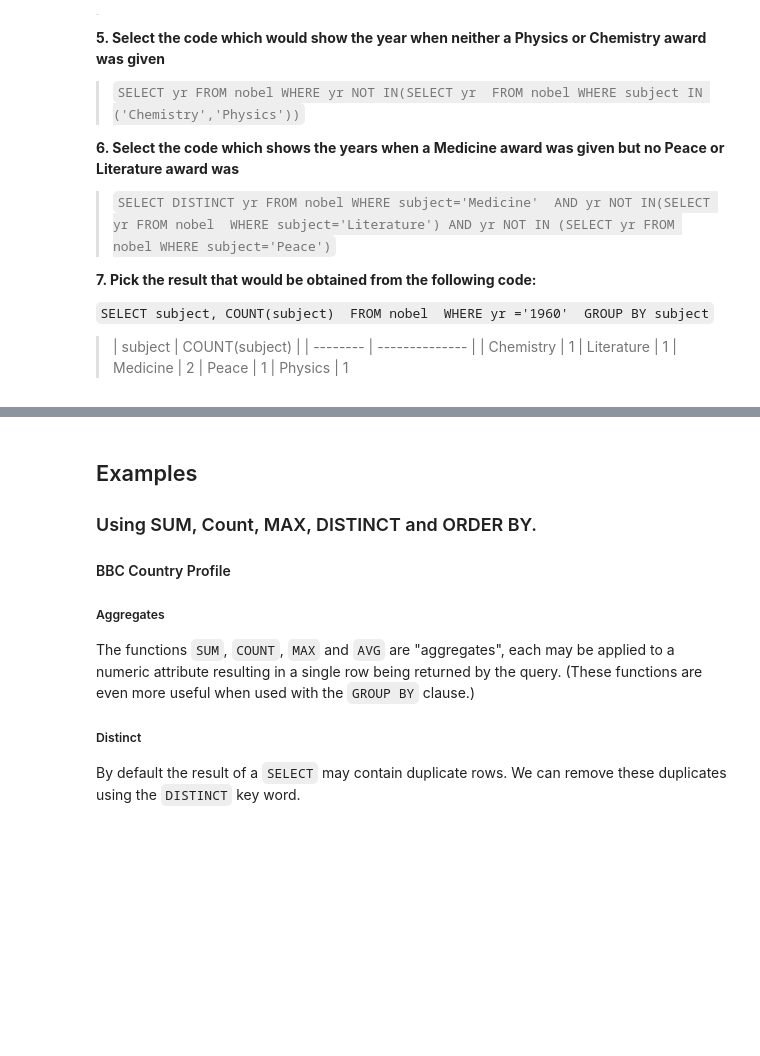
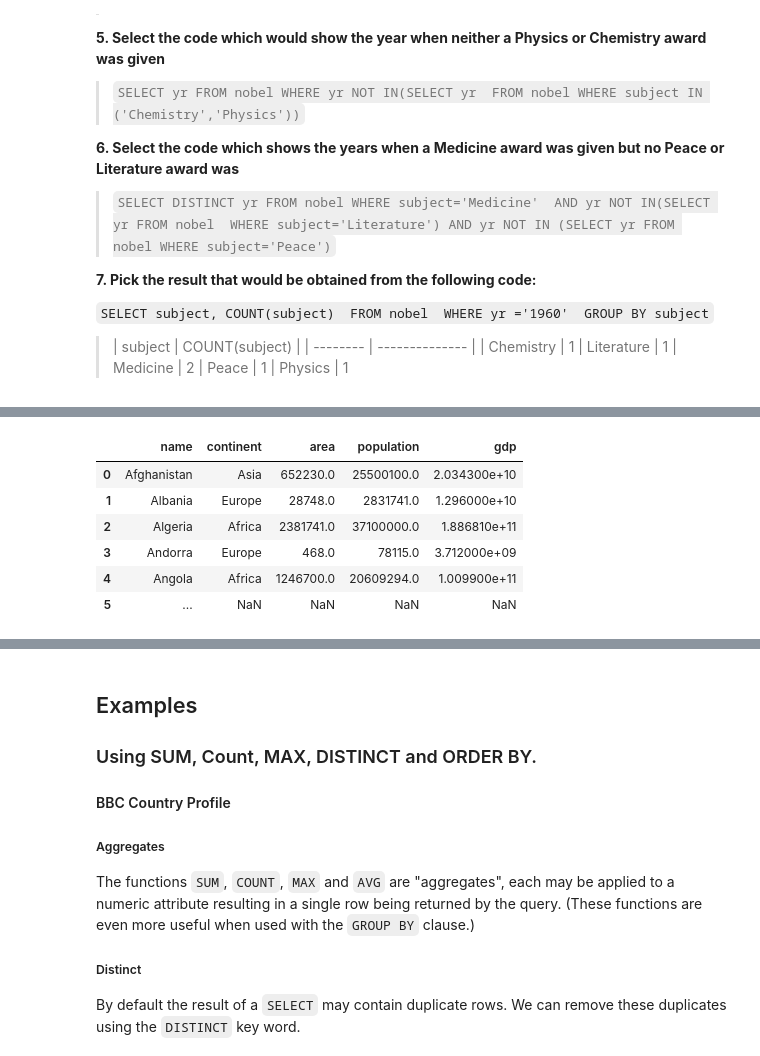
Before and after one commit to aliciag92/SQL-notes, a Jupyter notebook: sql_zoo_practice.ipynb, the cells around one changed output, grey strips where cells are left out. Saved outputs shown, nothing was run; the diff lists cells and outputs as text; code cells hidden in the pictures; blank space fills up the shorter version.

```diff
--- a/sql_zoo_practice.ipynb
+++ b/sql_zoo_practice.ipynb
@@ -750,0 +763,10 @@ You can use the words `ALL` or `ANY` where the right side of the operator might
+# %%
+pd.read_clipboard()
+# %% [output]
+|  | name | continent | area | population | gdp |
+| 0 | Afghanistan | Asia | 652230.0 | 25500100.0 | 2.034300e+10 |
+| 1 | Albania | Europe | 28748.0 | 2831741.0 | 1.296000e+10 |
+| 2 | Algeria | Africa | 2381741.0 | 37100000.0 | 1.886810e+11 |
+| 3 | Andorra | Europe | 468.0 | 78115.0 | 3.712000e+09 |
+| 4 | Angola | Africa | 1246700.0 | 20609294.0 | 1.009900e+11 |
+| 5 | ... | NaN | NaN | NaN | NaN |
```
Also changed, not shown: parts of 2 cells of this notebook.
